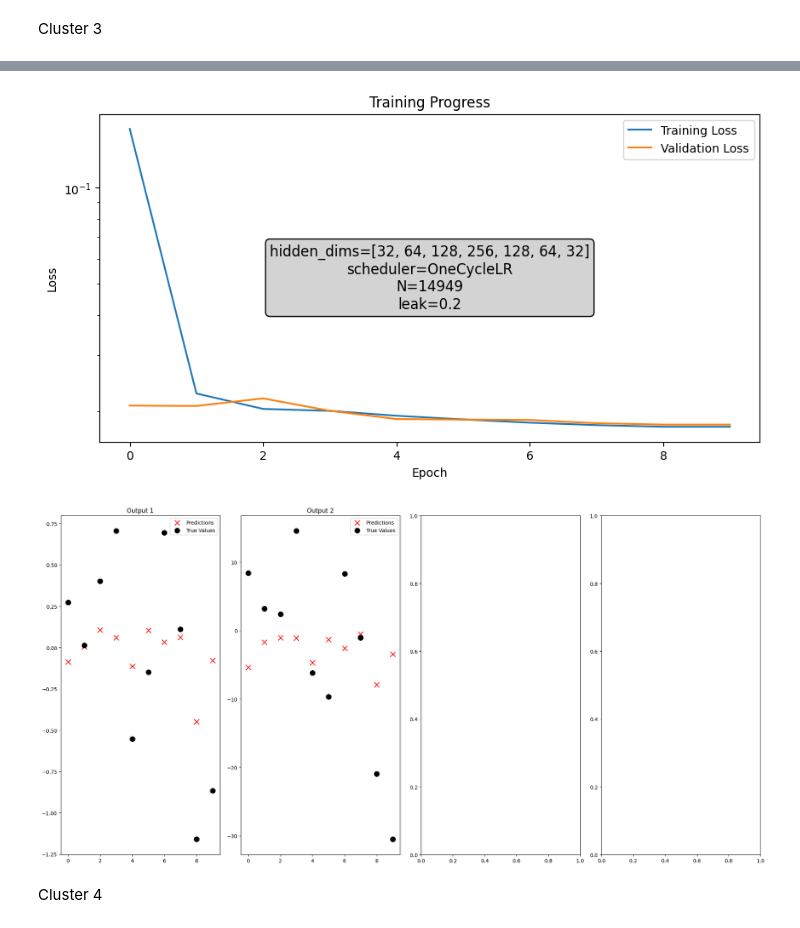
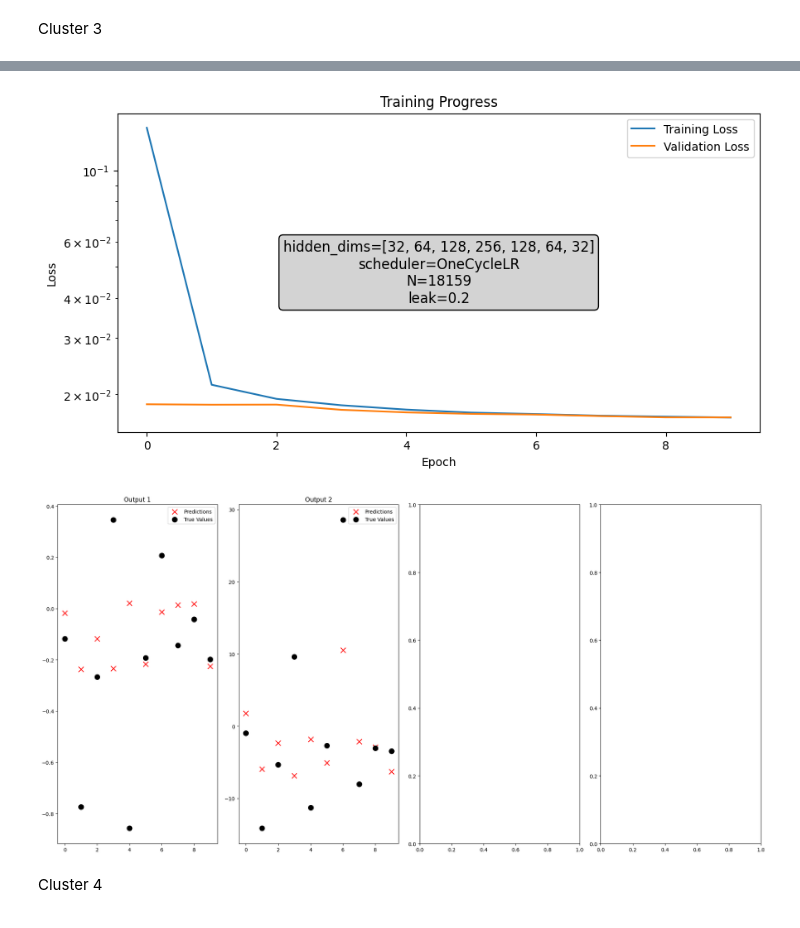
Before and after one commit to larrywu7/electron_optics, a Jupyter notebook: electron_optics_map_seperate_params.ipynb, the cells around one changed output, grey strips where cells are left out. Drawn from its saved outputs; the diff is of its cells as text; code cells hidden in the pictures.

```diff
--- a/electron_optics_map_seperate_params.ipynb
+++ b/electron_optics_map_seperate_params.ipynb
@@ -95,7 +95,7 @@ _,_,_,_,fig,ax=trim_hist(['test_model_data.csv','parallel_test_model_data.csv'],
 
 n_voltages = 14     # Number of voltage parameters
 n_output_values = 2 # Number of output values (e.g., magnification, aberration, etc.)
-voltages, output_values =load_data(['parallel_test_model_data.csv','test_model_data.csv'], output_values_start=20, output_values_end=21,trim_threshold=threshold)
+voltages, output_values =load_data(['parallel_test_model_data.csv','test_model_data.csv','outlier_target_model_data.csv'], output_values_start=20, output_values_end=21,trim_threshold=threshold)
 # Create and train model
 predictor3 = ElectronOpticsPredictor(input_dim=n_voltages, output_dim=n_output_values,leak=0.2)
 print("Training model...")
@@ -108,8 +108,8 @@ Training completed. Best validation loss: 0.018171
-[figure, old version]
+[figure, new version]
 # %%
 _,_,all_predictions, all_true_values =plot_inference_comparison(predictor3,n_samples=10,subplot_shape=(1,4))
 # %% [output]
-[figure, old version]
+[figure, new version]
 # %% [markdown]
 Cluster 4
 # %%
```
Also changed, not shown: parts of 13 cells of this notebook, 5 other files.
